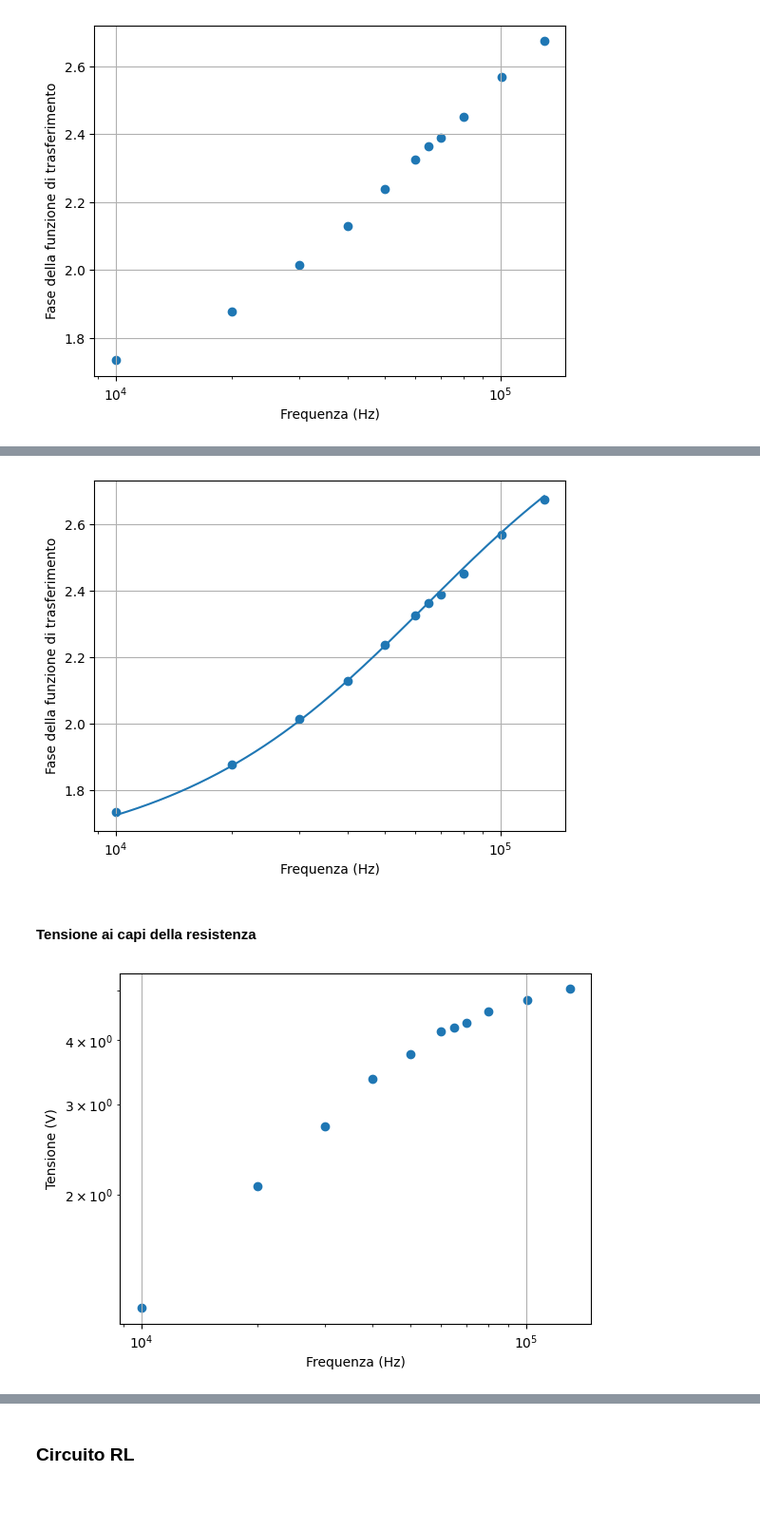
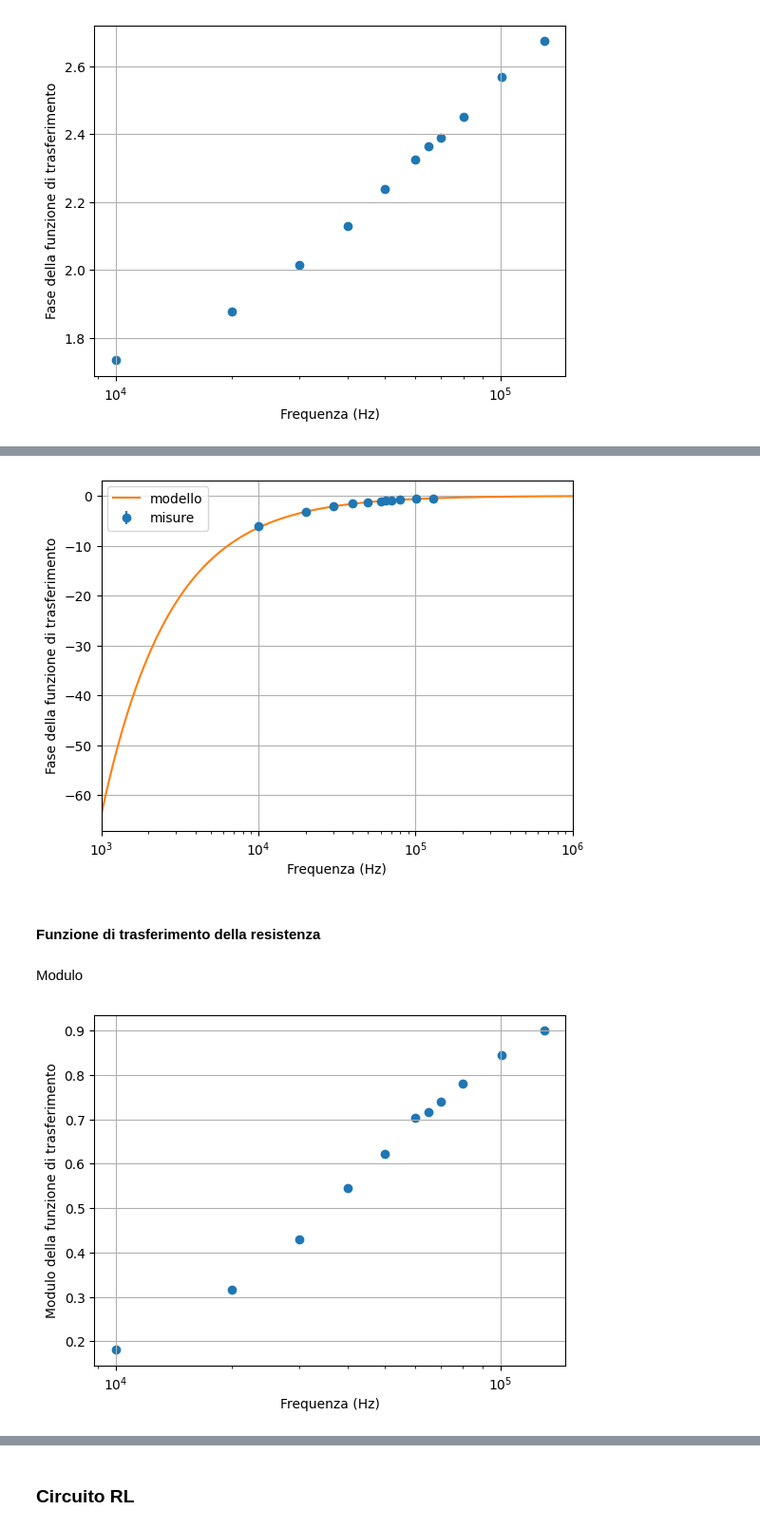
Before and after one commit to ARossiUnimib/Laboratorio-2---Gruppo-21-A.A.-2023-24, a Jupyter notebook: Notebooks/Circuiti_3/Circuiti_3.ipynb, the cells around one changed output, grey strips where cells are left out. Shown at 95% size. Cells and saved outputs as stored; diff of their text form; code cells hidden in the pictures; blank space fills up the shorter version.

```diff
--- a/Notebooks/Circuiti_3/Circuiti_3.ipynb
+++ b/Notebooks/Circuiti_3/Circuiti_3.ipynb
@@ -112,28 +161,33 @@ ax.set_xlabel("Frequenza (Hz)")
 ax.set_ylabel("Fase della funzione di trasferimento")
 ax.set_xscale("log")
 
-plt.scatter(freq, phdiff)
-x = np.linspace(min(freq),max(freq),10000)
-y = np.pi + np.arctan(model(x,m.values["a"]))
-plt.plot(x,y)
+plt.errorbar(freq, np.tan(phdiff), ph_err, fmt='o', label='misure')
+x = np.linspace(min(freq)/10,max(freq)*10,100000)
+y = model(x,m.values["a"])
+plt.plot(x,y, label='modello')
+ax.set_xlim(1000,10**6)
+
 
 plt.grid()
+plt.legend()
 plt.show()
 # %% [output]
-[figure, old version]
+[figure, new version]
 # %% [markdown]
-#### Tensione ai capi della resistenza
+#### Funzione di trasferimento della resistenza
+# %% [markdown]
+Modulo
 # %%
 fig,ax = plt.subplots(1,1)
 ax.set_xlabel("Frequenza (Hz)")
-ax.set_ylabel("Tensione (V)")
+ax.set_ylabel("Modulo della funzione di trasferimento")
 ax.set_xscale("log")
-ax.set_yscale("log")
+#ax.set_yscale("log")
 
-plt.scatter(freq, Vin_out)
+plt.scatter(freq, Vin_out/Vin)
 
 plt.grid()
 plt.show()
 # %% [output]
-[figure, old version]
+[figure, new version]
 # %%
```
Also changed, not shown: parts of 20 cells of this notebook.
